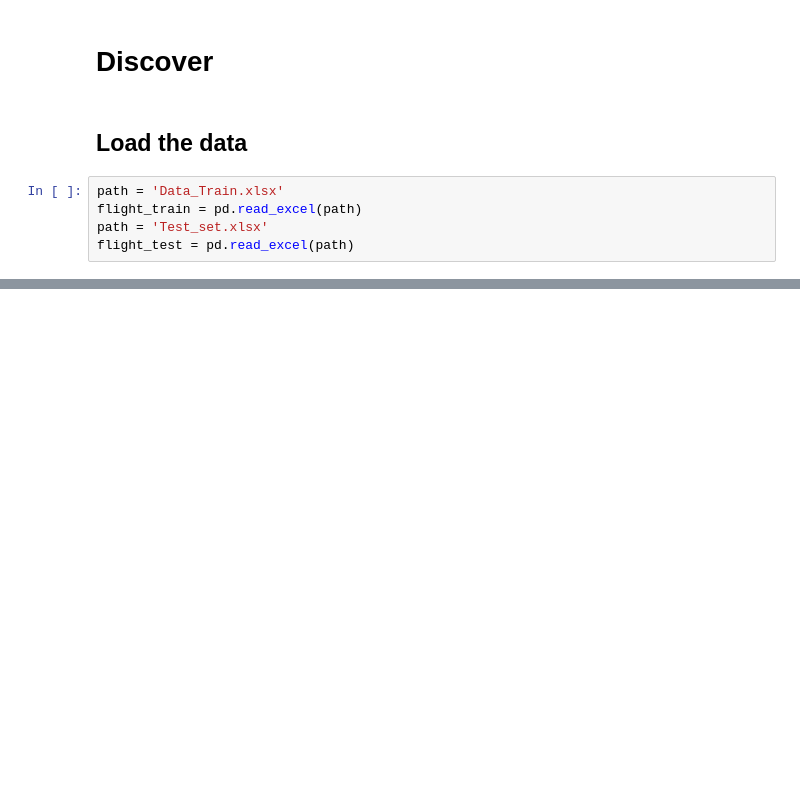
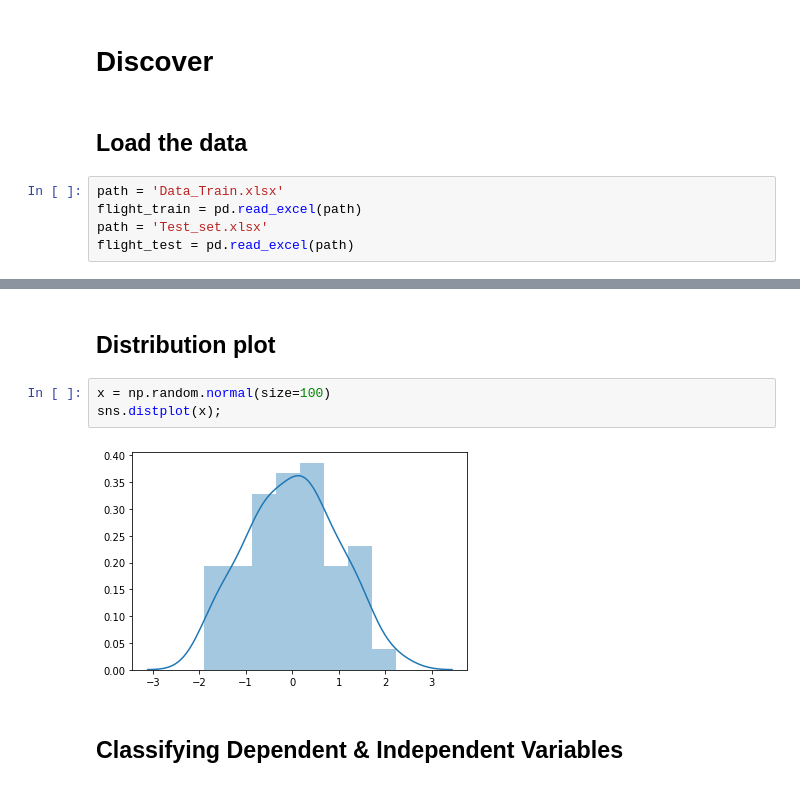
Before and after one commit to Zestoneel/flightpriceprediction, a Jupyter notebook: Flight Prediction Notebook.ipynb, the cells around one changed output, grey strips where cells are left out. Drawn from its saved outputs; the diff is of its cells as text; blank space fills up the shorter version.

```diff
--- a/Flight Prediction Notebook.ipynb
+++ b/Flight Prediction Notebook.ipynb
@@ -124,0 +296,9 @@ flight_T.describe()
+# %% [markdown]
+## Distribution plot
+# %%
+x = np.random.normal(size=100)
+sns.distplot(x);
+# %% [output]
+[figure, added]
+# %% [markdown]
+## Classifying Dependent & Independent Variables
```
Also changed, not shown: parts of 43 cells of this notebook, 3 other files.
